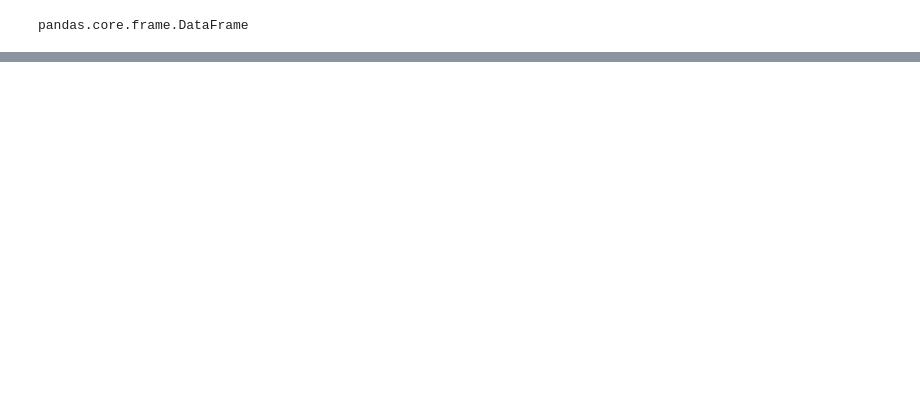
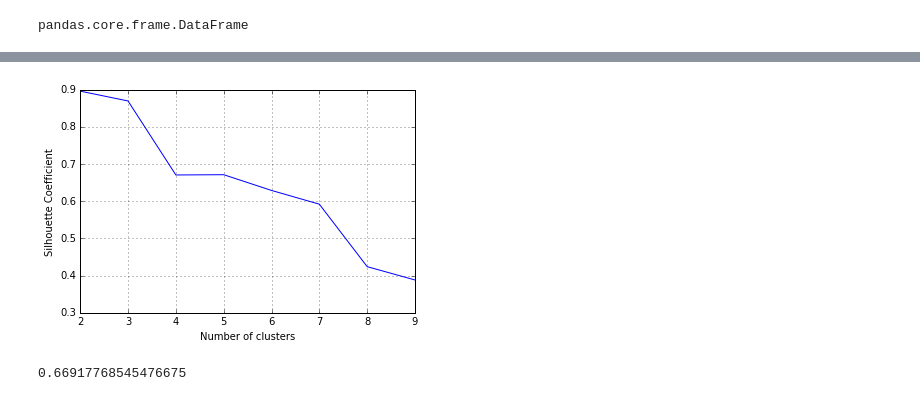
Before and after one commit to vandonova/sfdat22_work, a Jupyter notebook: hw/hw2.ipynb, the cells around one changed output, grey strips where cells are left out. Drawn from its saved outputs; the diff is of its cells as text; code cells hidden in the pictures; blank space fills up the shorter version.

```diff
--- a/hw/hw2.ipynb
+++ b/hw/hw2.ipynb
@@ -203,8 +208,8 @@ dtype: object
 # %%
 # 6 Use kmean to create clusters for the dataframe
-X_clusters = pres_tweets.drop(['text','candidate', 'party', 'language', 'geocode', 'coordinates'], axis =1)
+X_clusters = pres_tweets.drop(['date','text','pres_candidate', 'polit_party', 'language', 'geocode', 'coordinates'], axis =1)
 
 from sklearn.cluster import KMeans
-km = KMeans(n_clusters=3, random_state=1)
+km = KMeans(n_clusters=4, random_state=1)
 km.fit(X_clusters)
 # %% [output]
@@ -219,21 +253,26 @@ metrics.silhouette_score(X_clusters, km.labels_)
 # %%
 #tune the parameters
-k_range = range(2, 20)
+k_range = range(2, 10)
 scores = []
 for k in k_range:
     km = KMeans(n_clusters=k, random_state=1)
     km.fit(X_clusters)
-    scores.append(metrics.silhouette_score(X_scaled, km.labels_))
+    scores.append(metrics.silhouette_score(X_clusters, km.labels_))
 
 # plot the results
 plt.plot(k_range, scores)
 plt.xlabel('Number of clusters')
 plt.ylabel('Silhouette Coefficient')
 plt.grid(True)
+# %% [output]
+[figure, added]
 # %%
 # K-means with # clusters on scaled data
-km = KMeans(n_clusters=#, random_state=1)
-km.fit(X_clusters)
+#km = KMeans(n_clusters=5, random_state=1)
+#km.fit(X_clusters)
+#metrics.silhouette_score(X_clusters, km.labels_)
+# %% [output]
+0.66917768545476675
 # %%
 # 7 Explore the clusters
 # What is interesting? Surprising? Can you draw any inferences about each cluster?
```
Also changed, not shown: parts of 35 cells of this notebook, 27 other files.
